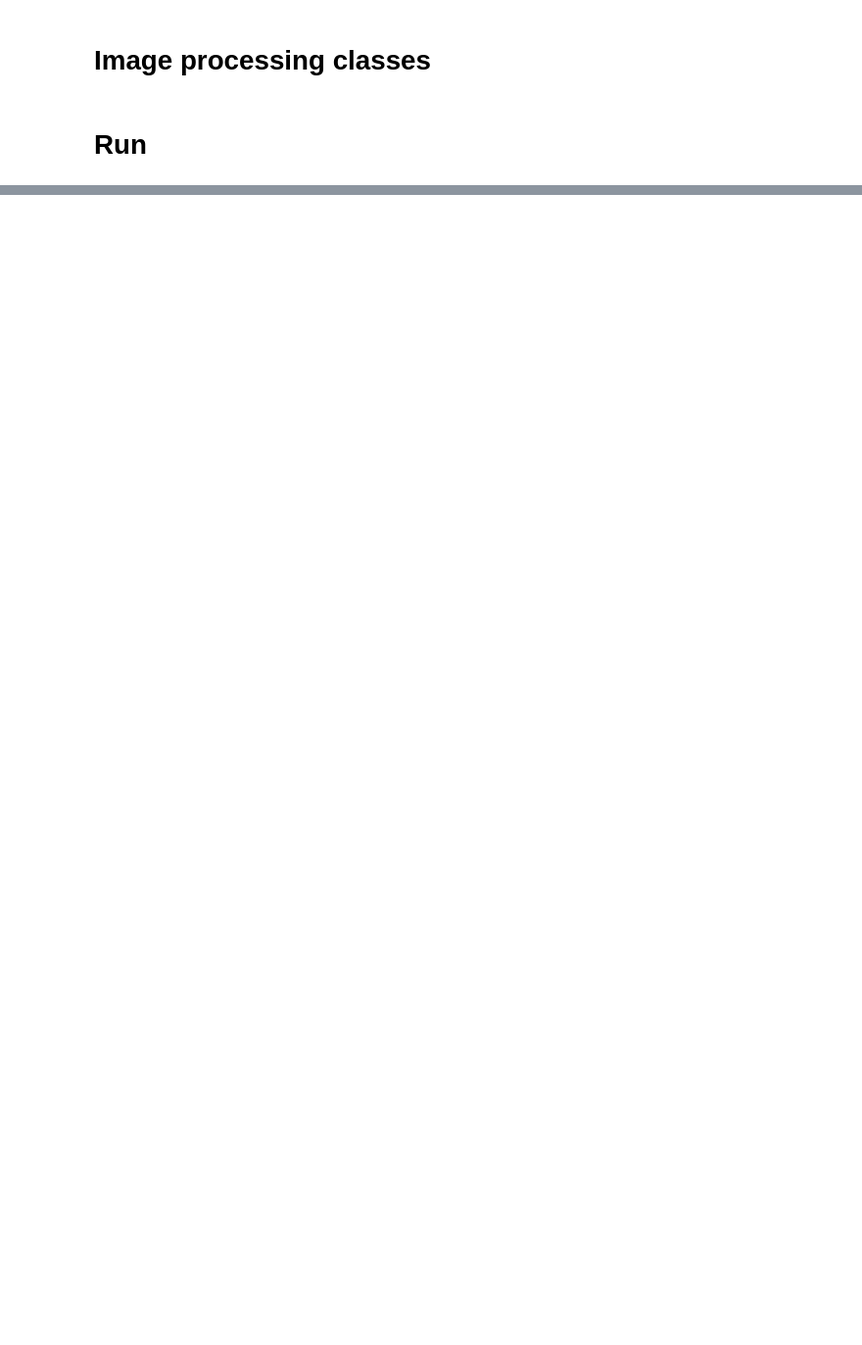
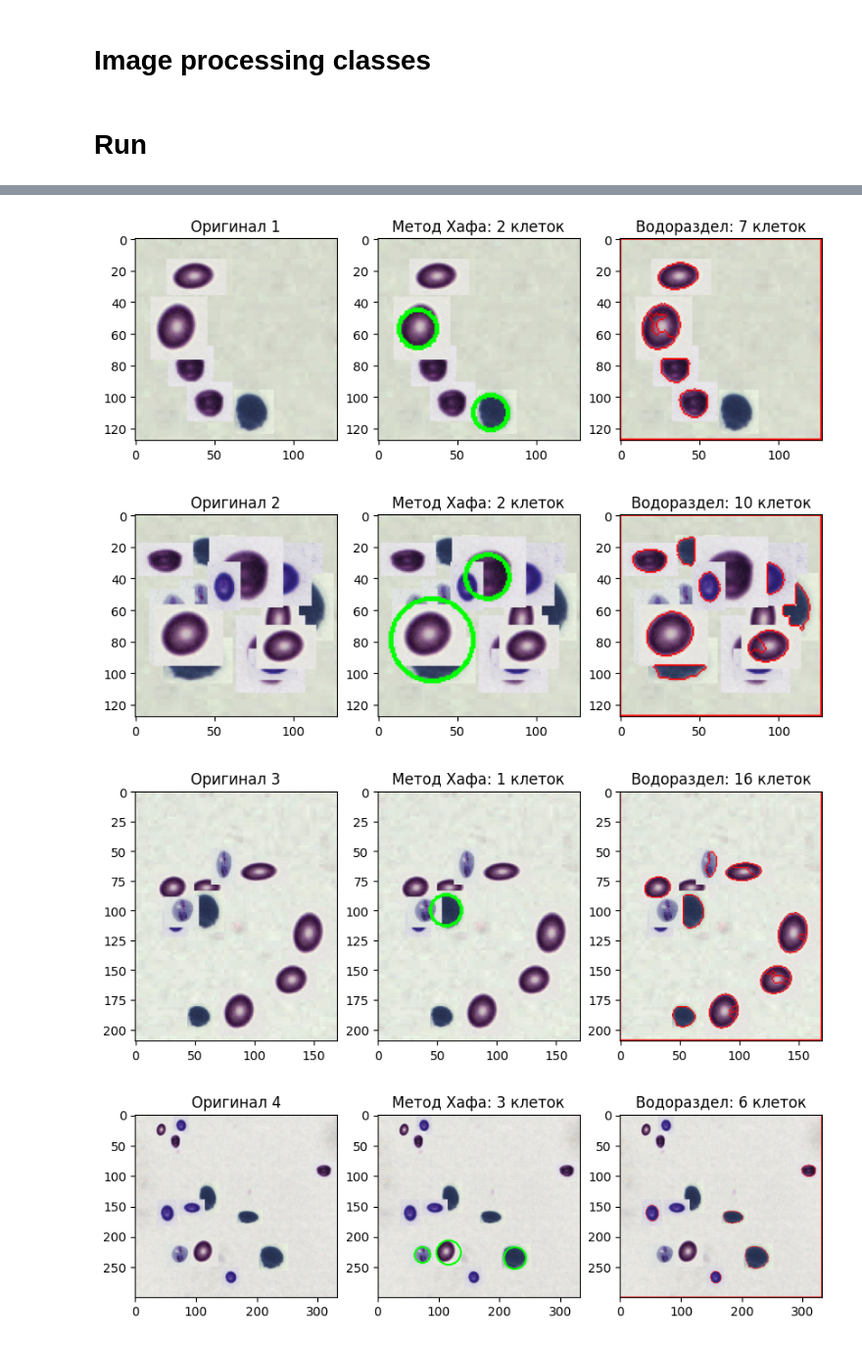
Before and after one commit to Nident/MFTI_CV, a Jupyter notebook: Latyshev_2.ipynb, the cells around one changed output, grey strips where cells are left out. Shown at 98% size. Saved outputs shown, nothing was run; the diff lists cells and outputs as text; code cells hidden in the pictures; blank space fills up the shorter version.

```diff
--- a/Latyshev_2.ipynb
+++ b/Latyshev_2.ipynb
@@ -209,14 +103,2 @@ class SegmentationTester:
 # %% [markdown]
 # Run
-# %%
-if __name__ == "__main__":
-    # Инициализация датасета
-    dataset = BloodCellsDataset(
-        fon_path="blood_cells_dataset/fon/",
-        patch_path="blood_cells_dataset/patch/",
-        dataset_size=5
-    )
-
-    # Запуск тестирования
-    tester = SegmentationTester(dataset)
-    tester.run_test()
@@ -233,0 +105,19 @@ Watershed Method Metrics:
+# %%
+
+fon_path = "/Users/nident/Desktop/RSREU/МФТИ/2семак/blood_cells_dataset/fon"
+patch_path = "//Users/nident/Desktop/RSREU/МФТИ/2семак/blood_cells_dataset/patch/"
+fon_images = [cv2.imread(os.path.join(fon_path, f)) for f in os.listdir(fon_path) if f.endswith('.png')]
+patch_images = [cv2.imread(os.path.join(patch_path, f)) for f in os.listdir(patch_path) if f.endswith('.png')]
+
+datasets = {
+    "Набор данных": BloodCellsDataset(mode="generated", dataset_size=10),
+}
+
+
+for name, dataset in datasets.items():
+    test_segmentation(dataset, name)
+# %% [output]
+[figure, added]
+[figure, added]
+[figure, added]
+[figure, added]
```
Also changed, not shown: parts of 4 cells of this notebook.
